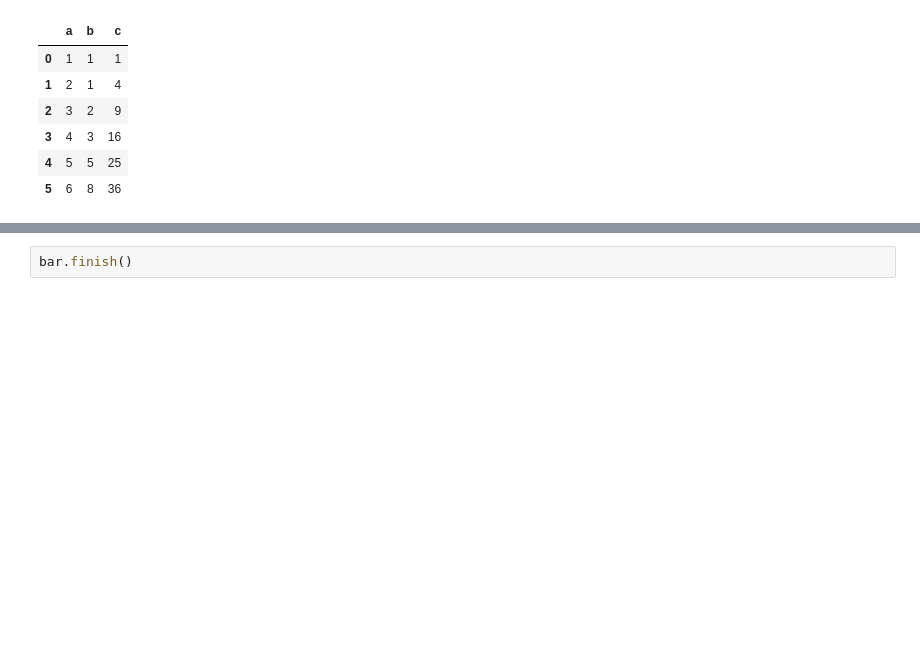
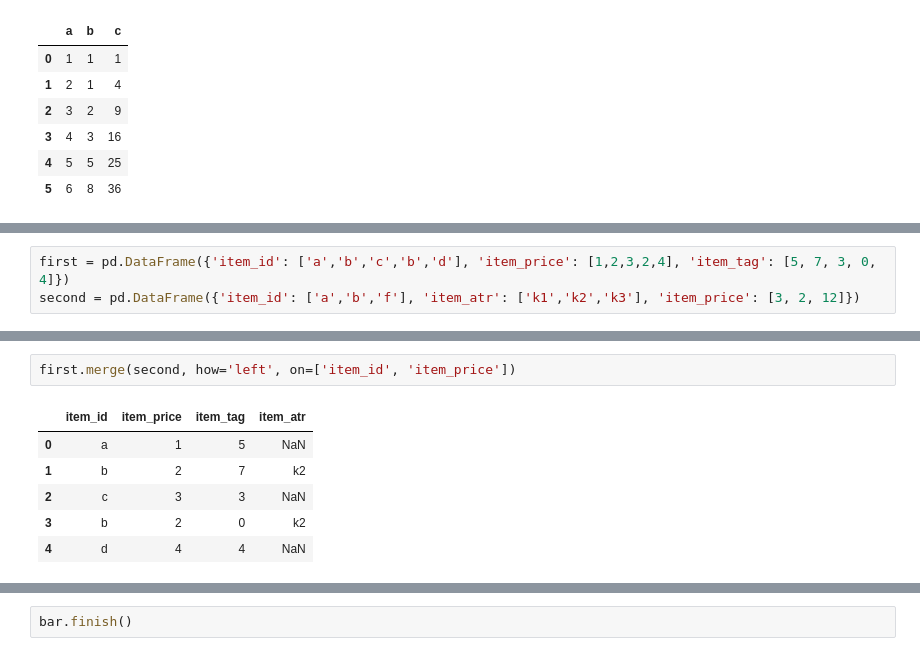
Before and after one commit to jackom/PythonDailyResearch, a Jupyter notebook: TempTest.ipynb, the cells around one changed output, grey strips where cells are left out. Saved outputs shown, nothing was run; the diff lists cells and outputs as text; blank space fills up the shorter version.

```diff
--- a/TempTest.ipynb
+++ b/TempTest.ipynb
@@ -500,0 +507,3 @@ df.diff?
+# %%
+first = pd.DataFrame({'item_id': ['a','b','c','b','d'], 'item_price': [1,2,3,2,4], 'item_tag': [5, 7, 3, 0, 4]})
+second = pd.DataFrame({'item_id': ['a','b','f'], 'item_atr': ['k1','k2','k3'], 'item_price': [3, 2, 12]})
@@ -500,0 +526,9 @@ df.diff?
+# %%
+first.merge(second, how='left', on=['item_id', 'item_price'])
+# %% [output]
+|  | item_id | item_price | item_tag | item_atr |
+| 0 | a | 1 | 5 | NaN |
+| 1 | b | 2 | 7 | k2 |
+| 2 | c | 3 | 3 | NaN |
+| 3 | b | 2 | 0 | k2 |
+| 4 | d | 4 | 4 | NaN |
```
Also changed, not shown: parts of 11 cells of this notebook.
